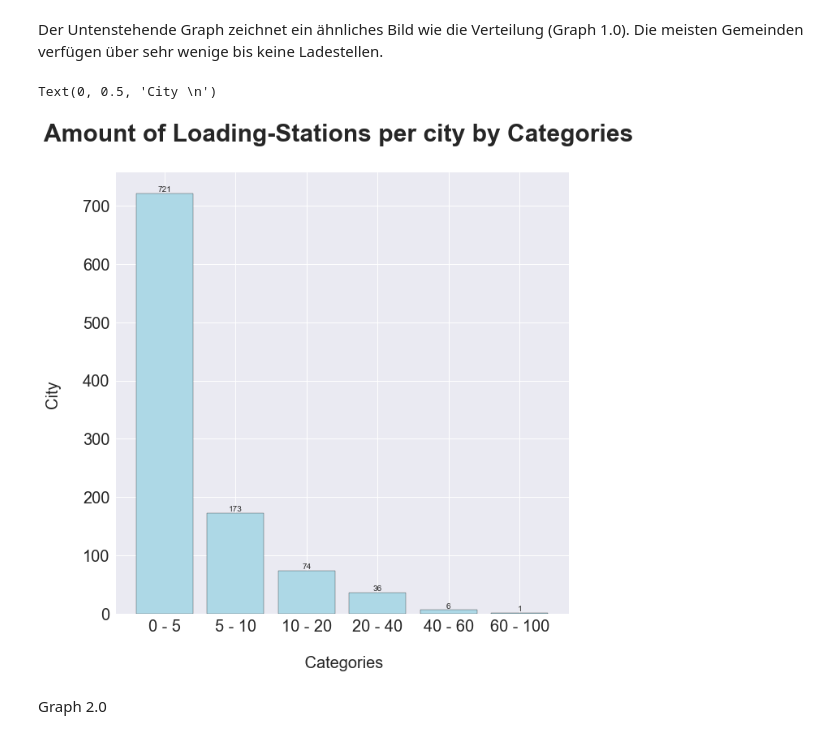
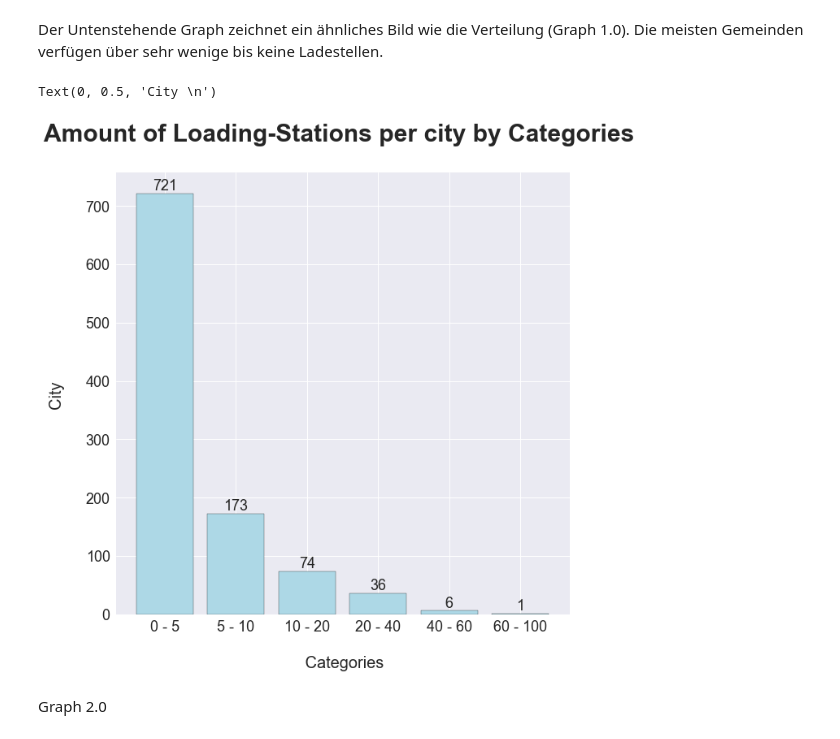
Before and after one commit to jk019/DA_LN_neues_Github, a Jupyter notebook: Datenaufbereitungen/Weiterführende_Datenaufbereitung.ipynb, the cells around one changed output. Drawn from its saved outputs; the diff is of its cells as text; code cells hidden in the pictures.

```diff
--- a/Datenaufbereitungen/Weiterführende_Datenaufbereitung.ipynb
+++ b/Datenaufbereitungen/Weiterführende_Datenaufbereitung.ipynb
@@ -181,15 +183,15 @@ Der Untenstehende Graph zeichnet ein ähnliches Bild wie die Verteilung (Graph 1
 # %%
 style.use('seaborn')
 plt.figure(figsize=(10,10))
 barplot = plt.bar(dfladestellencount.labels, dfladestellencount.Ladestellen_cat, fc="lightblue", ec = "black")
 plt.title('Amount of Loading-Stations per city by Categories \n', fontweight ="bold", fontsize = 30, fontname = "Arial")
-plt.bar_label(barplot, labels=dfladestellencount.Ladestellen_cat, label_type='edge')
-plt.tick_params(labelsize=20)
+plt.bar_label(barplot, labels=dfladestellencount.Ladestellen_cat, label_type='edge', fontsize = 18)
+plt.tick_params(labelsize=18)
 plt.xlabel("\n Categories", fontsize = 20)
 plt.ylabel("City \n", fontsize = 20)
 # %% [output]
 Text(0, 0.5, 'City \n')
-[figure, old version]
+[figure, new version]
 # %% [markdown]
 Graph 2.0
 # %% [markdown]
```
Also changed, not shown: parts of 12 cells of this notebook.
